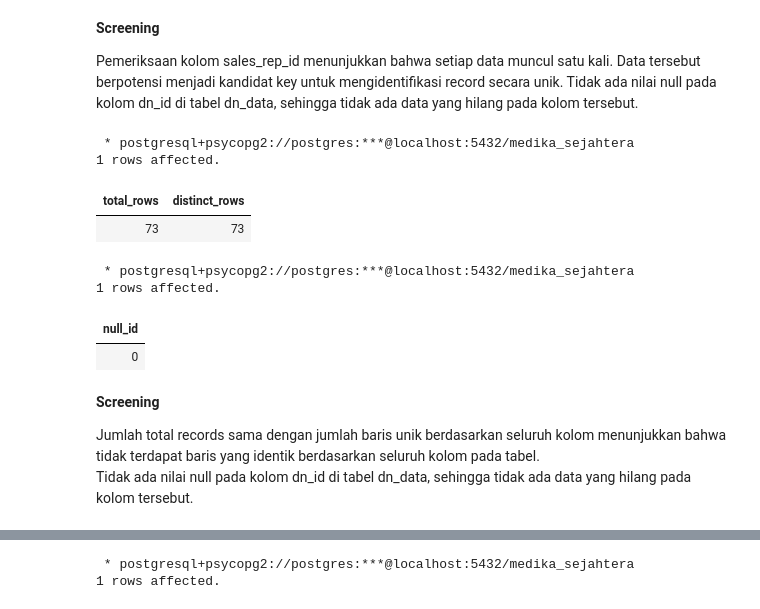
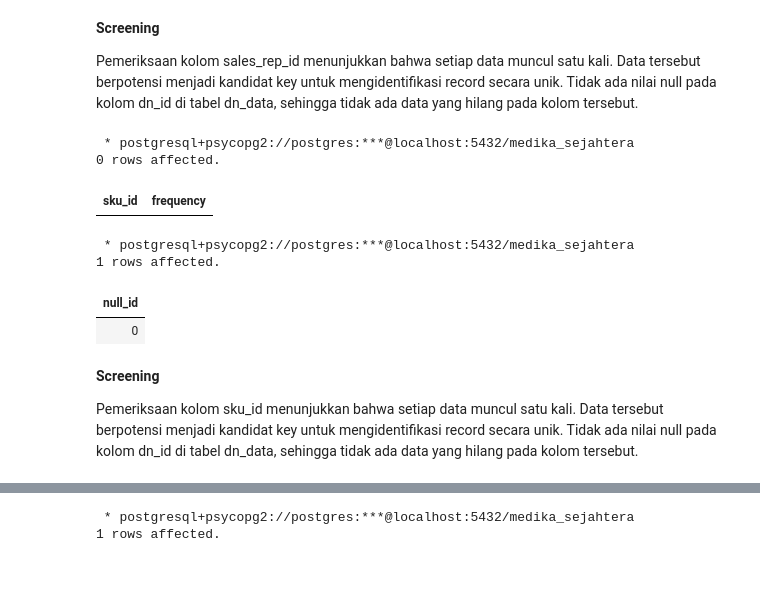
Before and after one commit to Rpfitrah/return-analysis-medika-sejahtera, a Jupyter notebook: Notebook/01_data_understanding.ipynb, the cells around one changed output, grey strips where cells are left out. Saved outputs shown, nothing was run; the diff lists cells and outputs as text; code cells hidden in the pictures; blank space fills up the shorter version.

Commit message:
unique datas

```diff
--- a/Notebook/01_data_understanding.ipynb
+++ b/Notebook/01_data_understanding.ipynb
@@ -625,15 +625,17 @@ Tidak ada nilai null pada kolom dn_id di tabel dn_data, sehingga tidak ada data
 # %%
 %%sql
 
 SELECT
-    COUNT(*) AS total_rows,
-    COUNT(DISTINCT sku_id) AS distinct_rows
+    sku_id,
+    COUNT(*) AS frequency
 FROM master_sku
+GROUP BY
+    sku_id
+HAVING COUNT(*) > 1
 # %% [output]
  * postgresql+psycopg2://postgres:***@localhost:5432/medika_sejahtera
-1 rows affected.
+0 rows affected.
-| total_rows | distinct_rows |
-| 73 | 73 |
+| sku_id | frequency |
 # %%
 %%sql
 
@@ -650,5 +652,5 @@ WHERE
 # %% [markdown]
 **Screening**
 
-Jumlah total records sama dengan jumlah baris unik berdasarkan seluruh kolom menunjukkan bahwa tidak terdapat baris yang identik berdasarkan seluruh kolom pada tabel.
+Pemeriksaan kolom sku_id menunjukkan bahwa setiap data muncul satu kali. Data tersebut berpotensi menjadi kandidat key untuk mengidentifikasi record secara unik.
 Tidak ada nilai null pada kolom dn_id di tabel dn_data, sehingga tidak ada data yang hilang pada kolom tersebut.
```
Also changed, not shown: parts of 2 cells of this notebook.
